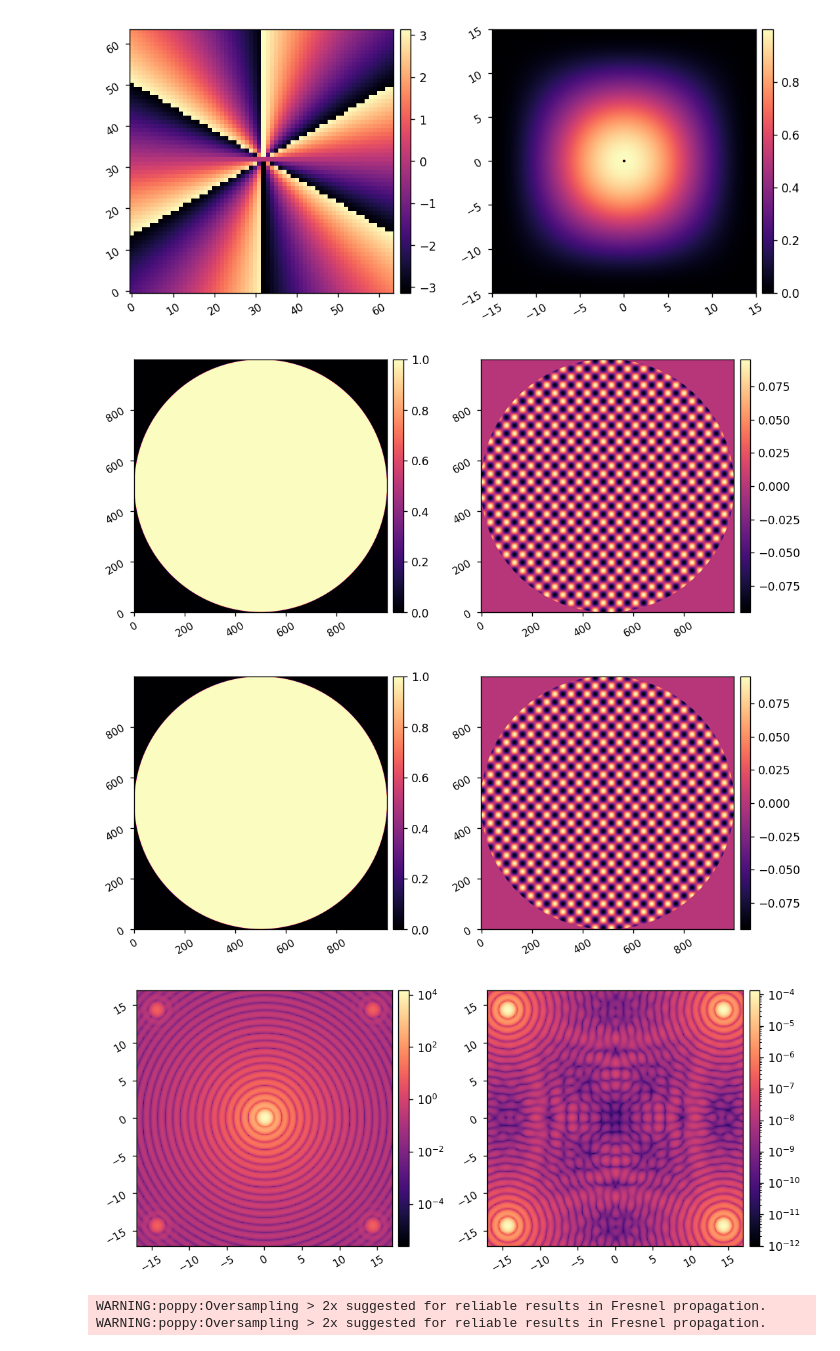
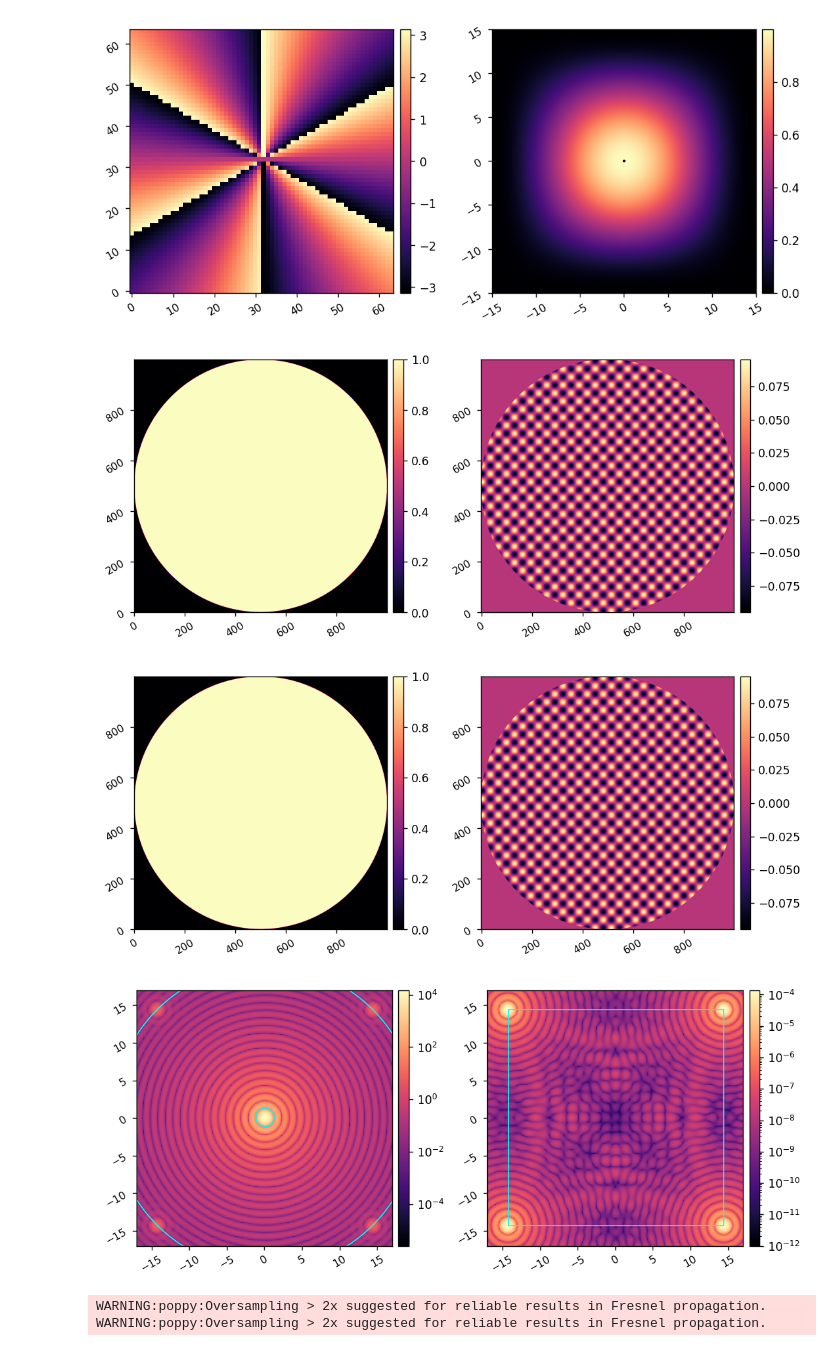
Before and after one commit to uasal/scoob-psf, a Jupyter notebook: example-notebooks/ad_scoob_tests.ipynb, the cells around one changed output. Saved outputs shown, nothing was run; the diff lists cells and outputs as text; code cells hidden in the pictures.

Commit message:
testing the AD forward model to make sure the pixelscale and control radius are accurate

```diff
--- a/example-notebooks/ad_scoob_tests.ipynb
+++ b/example-notebooks/ad_scoob_tests.ipynb
@@ -119,7 +121,7 @@ N_vortex_lres = int(npix*oversample_vortex)
 lres_sampling = 1/oversample_vortex # low resolution sampling in lam/D per pixel
 lres_win_size = int(30/lres_sampling)
 w1d = xp.array(windows.tukey(lres_win_size, 1, False))
-lres_window = 1 - utils.pad_or_crop(xp.outer(w1d, w1d), N_lres)
+lres_window = 1 - utils.pad_or_crop(xp.outer(w1d, w1d), N_vortex_lres)
 vortex_lres = props.make_vortex_phase_mask(N_vortex_lres)
 imshow2(xp.angle(vortex_lres), lres_window, npix1=64, npix2=lres_win_size, pxscl2=lres_sampling)
 
@@ -142,6 +144,8 @@ npsf = 200
 # %% [output]
 [figure]
 [figure]
+# %%
+crad = 34/2 * 9.4/10.2 * 8.6/9.4
 # %%
 def forward_model(actuators, use_vortex=True):
     command = xp.zeros((Nact,Nact))
@@ -172,34 +176,43 @@ def forward_model(actuators, use_vortex=True):
         pupil_wf_hres = utils.pad_or_crop(pupil_wf_hres, N)
 
         wf = (pupil_wf_lres + pupil_wf_hres)/2
         # imshow2(xp.abs(wf), xp.angle(wf), npix=2*npix)
 
     wf *= utils.pad_or_crop(LYOT, N)
     # imshow2(xp.abs(wf), xp.angle(wf), npix=2*npix)
 
     wf = utils.pad_or_crop(wf, nlyot)
     fpwf = props.mft_forward(wf, psf_pixelscale_lamD, npsf)
 
     return fpwf
 
 acts = np.zeros(Nacts)
+
 waffle_command = 10e-9 * xp.ones((Nact,Nact))
 waffle_command[1::2, ::2] *= -1
 waffle_command[::2, 1::2] *= -1
 acts = ensure_np_array(waffle_command[dm_mask])
+
+# waffle_command = 10e-9 * xp.ones((Nact,Nact))
+# waffle_command[::2,::2] *= -1
+# waffle_command[1::2, 1::2] = 0
+# acts = ensure_np_array(waffle_command[dm_mask])
 
 psf_wf = forward_model(acts, use_vortex=False)
 coro_wf = forward_model(acts)
 
 psf = xp.abs(psf_wf)**2
 coro_im = xp.abs(coro_wf)**2
 imshow2(psf, coro_im/xp.max(psf),
         pxscl=psf_pixelscale_lamD,
+        patches1=[Circle((psf_pixelscale_lamD/2,psf_pixelscale_lamD/2), 1.22, fill=False, color='cyan'),
+                  Circle((psf_pixelscale_lamD/2,psf_pixelscale_lamD/2), np.sqrt(2)*14.33, fill=False, color='cyan')],
+        patches2=[Rectangle((-crad+psf_pixelscale_lamD/2, -crad+psf_pixelscale_lamD/2), crad*2, crad*2, fill=False, color='cyan', )],
         lognorm=True, vmin2=1e-12)
 # %% [output]
 [figure]
 [figure]
-[figure, old version]
+[figure, new version]
 # %%
 reload(scoob)
 model = scoob.CORO()
```
Also changed, not shown: parts of 1 cell of this notebook.
